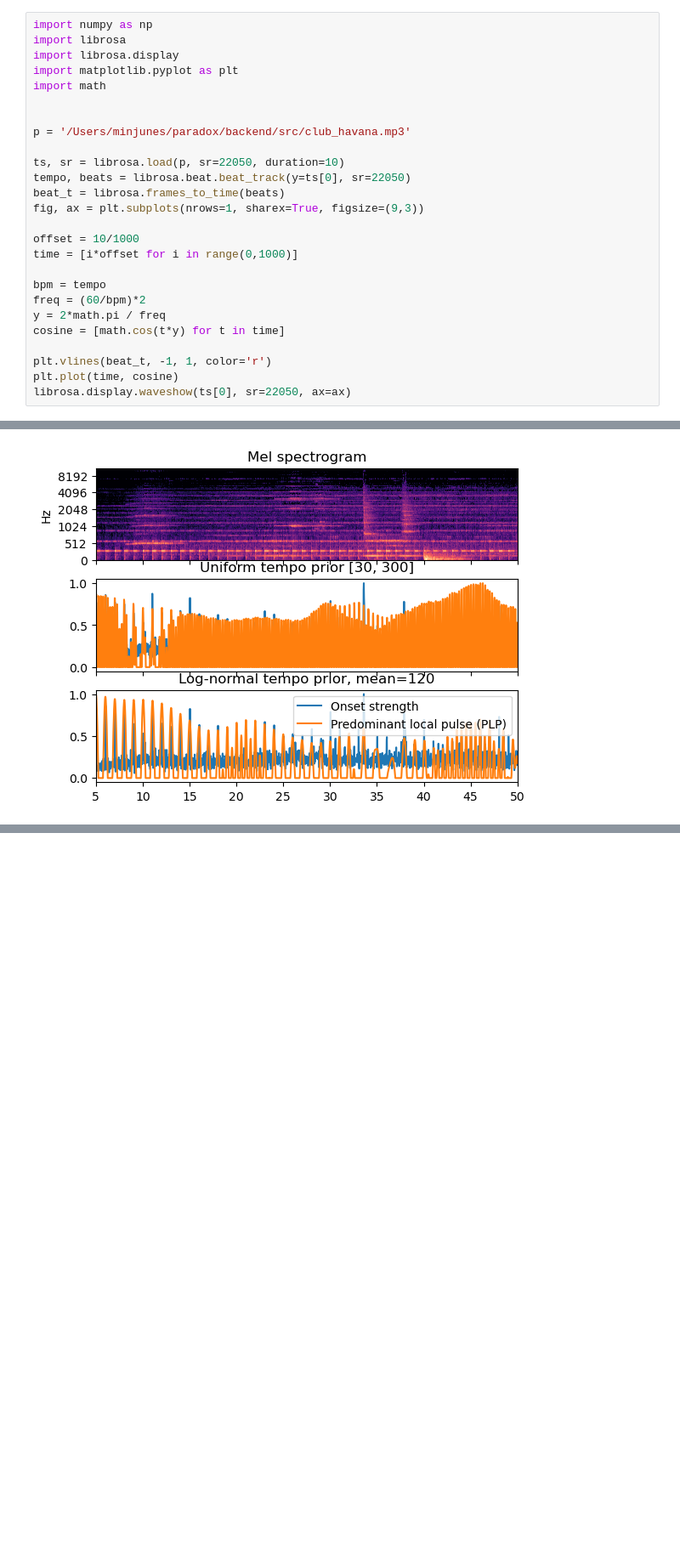
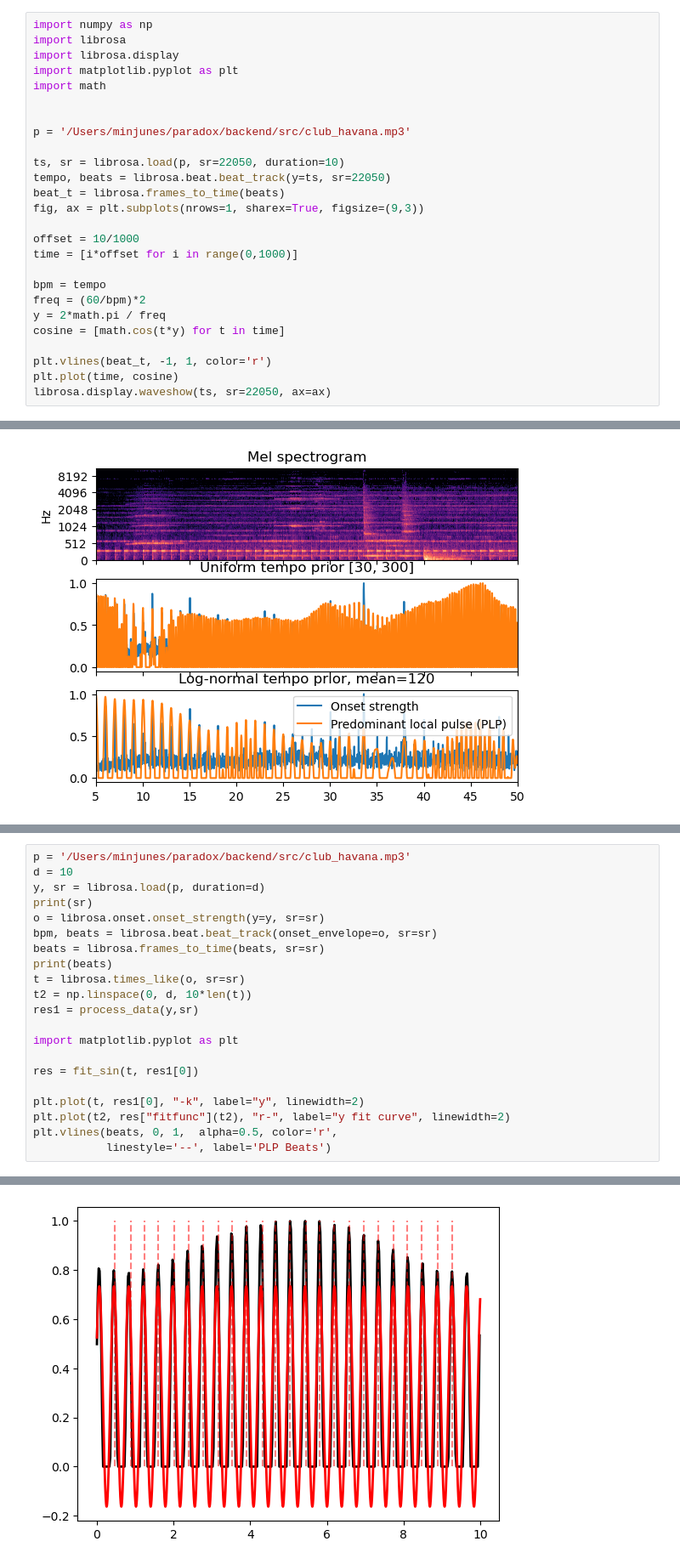
Before and after one commit to pythonlearner1025/autosync, a Jupyter notebook: backend/src/logic/test.ipynb, the cells around one changed output, grey strips where cells are left out. Shown: that part at 85% size. Cells and saved outputs as stored; diff of their text form; blank space fills up the shorter version.

```diff
--- a/backend/src/logic/test.ipynb
+++ b/backend/src/logic/test.ipynb
@@ -9,7 +9,7 @@ import math
 p = '/Users/minjunes/paradox/backend/src/club_havana.mp3'
 
 ts, sr = librosa.load(p, sr=22050, duration=10)
-tempo, beats = librosa.beat.beat_track(y=ts[0], sr=22050)
+tempo, beats = librosa.beat.beat_track(y=ts, sr=22050)
 beat_t = librosa.frames_to_time(beats)
 fig, ax = plt.subplots(nrows=1, sharex=True, figsize=(9,3))
 
@@ -23,7 +23,7 @@ cosine = [math.cos(t*y) for t in time]
 
 plt.vlines(beat_t, -1, 1, color='r')
 plt.plot(time, cosine)
-librosa.display.waveshow(ts[0], sr=22050, ax=ax)
+librosa.display.waveshow(ts, sr=22050, ax=ax)
 # %% [output]
 <librosa.display.AdaptiveWaveplot at 0x...>
 [figure]
@@ -104,0 +138,22 @@ ax[2].legend()
+# %%
+p = '/Users/minjunes/paradox/backend/src/club_havana.mp3'
+d = 10
+y, sr = librosa.load(p, duration=d)
+print(sr)
+o = librosa.onset.onset_strength(y=y, sr=sr)
+bpm, beats = librosa.beat.beat_track(onset_envelope=o, sr=sr)
+beats = librosa.frames_to_time(beats, sr=sr)
+print(beats)
+t = librosa.times_like(o, sr=sr)
+t2 = np.linspace(0, d, 10*len(t))
+res1 = process_data(y,sr)
+
+import matplotlib.pyplot as plt
+
+res = fit_sin(t, res1[0])
+
+plt.plot(t, res1[0], "-k", label="y", linewidth=2)
+plt.plot(t2, res["fitfunc"](t2), "r-", label="y fit curve", linewidth=2)
+plt.vlines(beats, 0, 1,  alpha=0.5, color='r',
+           linestyle='--', label='PLP Beats')
+# %% [output]
@@ -104,0 +166 @@ ax[2].legend()
+[figure, added]
```
Also changed, not shown: parts of 4 cells of this notebook, 12 other files.
